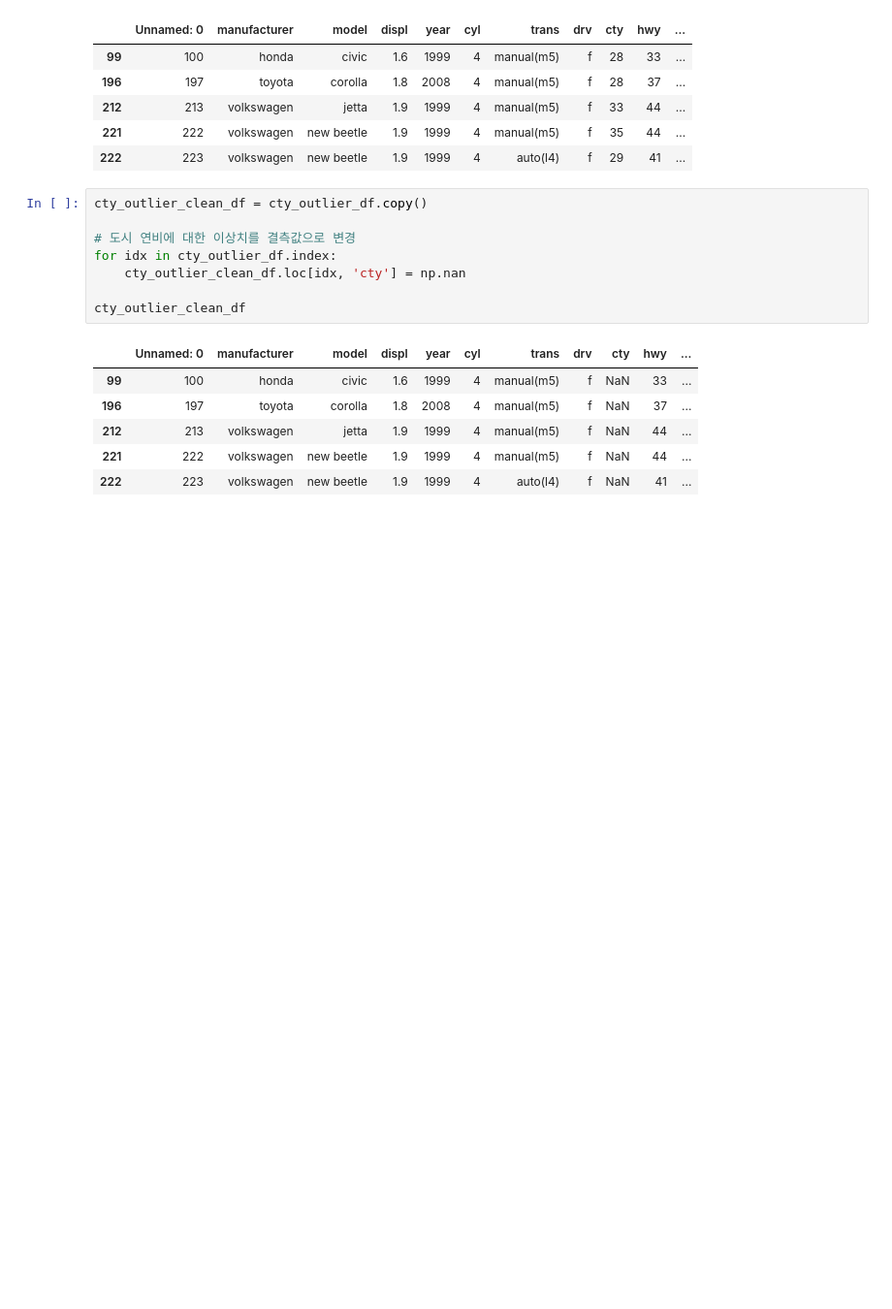
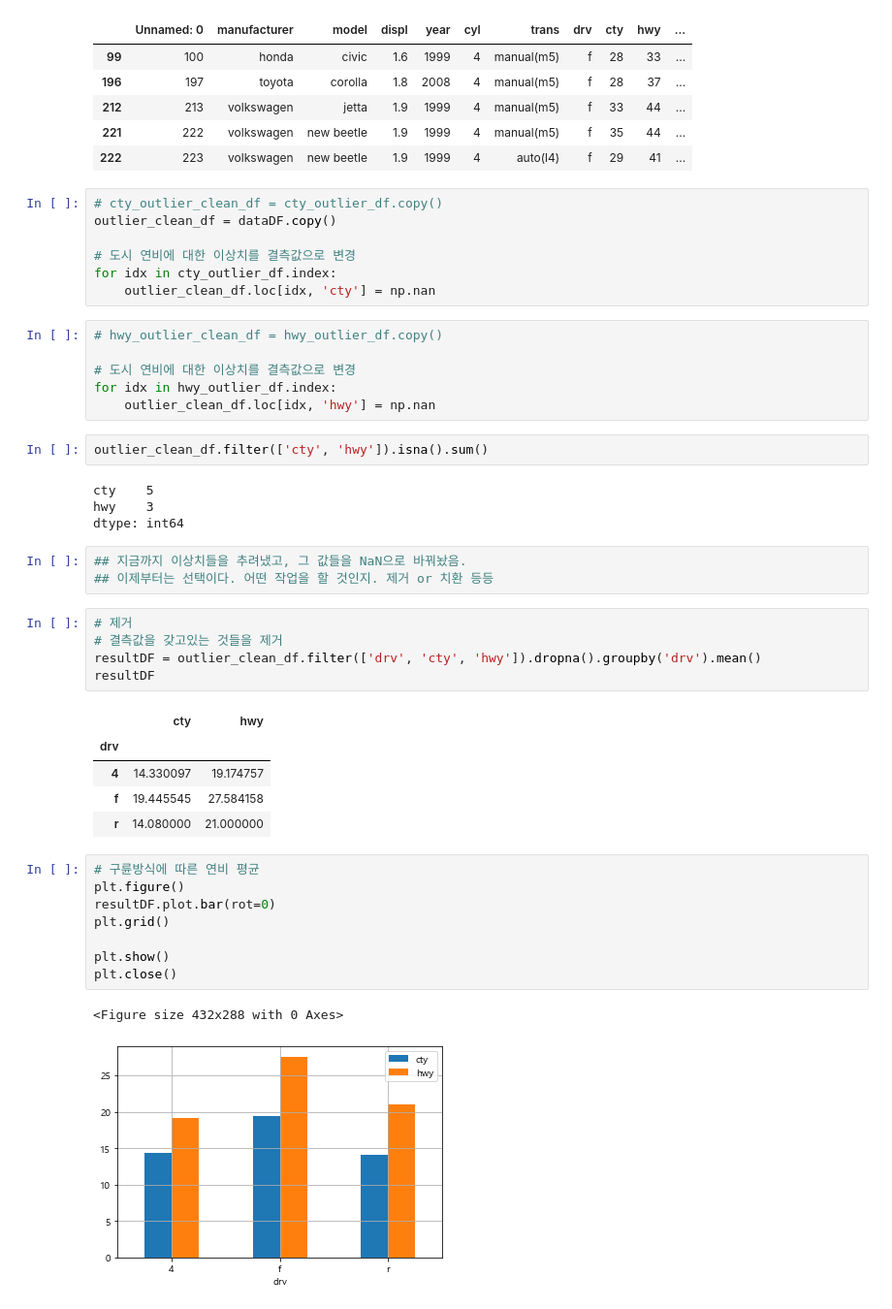
Before and after one commit to Supreme-YS/data_analysis, a Jupyter notebook: visualization[02].ipynb, the cells around one changed output. Shown: that part at 97% size. Drawn from its saved outputs; the diff is of its cells as text; blank space fills up the shorter version.

```diff
--- a/visualization[02].ipynb
+++ b/visualization[02].ipynb
@@ -534,17 +719,46 @@ cty_outlier_df
 | 221 | 222 | volkswagen | new beetle | 1.9 | 1999 | 4 | manual(m5) | f | 35 | 44 | ... |
 | 222 | 223 | volkswagen | new beetle | 1.9 | 1999 | 4 | auto(l4) | f | 29 | 41 | ... |
 # %%
-cty_outlier_clean_df = cty_outlier_df.copy()
+# cty_outlier_clean_df = cty_outlier_df.copy()
+outlier_clean_df = dataDF.copy()
 
 # 도시 연비에 대한 이상치를 결측값으로 변경
 for idx in cty_outlier_df.index:
-    cty_outlier_clean_df.loc[idx, 'cty'] = np.nan
-
-cty_outlier_clean_df
+    outlier_clean_df.loc[idx, 'cty'] = np.nan
-# %% [output]
-|  | Unnamed: 0 | manufacturer | model | displ | year | cyl | trans | drv | cty | hwy | ... |
-| 99 | 100 | honda | civic | 1.6 | 1999 | 4 | manual(m5) | f | NaN | 33 | ... |
-| 196 | 197 | toyota | corolla | 1.8 | 2008 | 4 | manual(m5) | f | NaN | 37 | ... |
-| 212 | 213 | volkswagen | jetta | 1.9 | 1999 | 4 | manual(m5) | f | NaN | 44 | ... |
-| 221 | 222 | volkswagen | new beetle | 1.9 | 1999 | 4 | manual(m5) | f | NaN | 44 | ... |
-| 222 | 223 | volkswagen | new beetle | 1.9 | 1999 | 4 | auto(l4) | f | NaN | 41 | ... |
+# %%
+# hwy_outlier_clean_df = hwy_outlier_df.copy()
+
+# 도시 연비에 대한 이상치를 결측값으로 변경
+for idx in hwy_outlier_df.index:
+    outlier_clean_df.loc[idx, 'hwy'] = np.nan
+# %%
+outlier_clean_df.filter(['cty', 'hwy']).isna().sum()
+# %% [output]
+cty    5
+hwy    3
+dtype: int64
+# %%
+## 지금까지 이상치들을 추려냈고, 그 값들을 NaN으로 바꿔놨음.
+## 이제부터는 선택이다. 어떤 작업을 할 것인지. 제거 or 치환 등등
+# %%
+# 제거
+# 결측값을 갖고있는 것들을 제거
+resultDF = outlier_clean_df.filter(['drv', 'cty', 'hwy']).dropna().groupby('drv').mean()
+resultDF
+# %% [output]
+|  | cty | hwy |
+| drv |  |  |
+| 4 | 14.330097 | 19.174757 |
+| f | 19.445545 | 27.584158 |
+| r | 14.080000 | 21.000000 |
+# %%
+# 구륜방식에 따른 연비 평균
+plt.figure()
+resultDF.plot.bar(rot=0)
+plt.grid()
+
+plt.show()
+plt.close()
+# %% [output]
+<Figure size 432x288 with 0 Axes>
+[figure, added]
```
Also changed, not shown: parts of 28 cells of this notebook.
